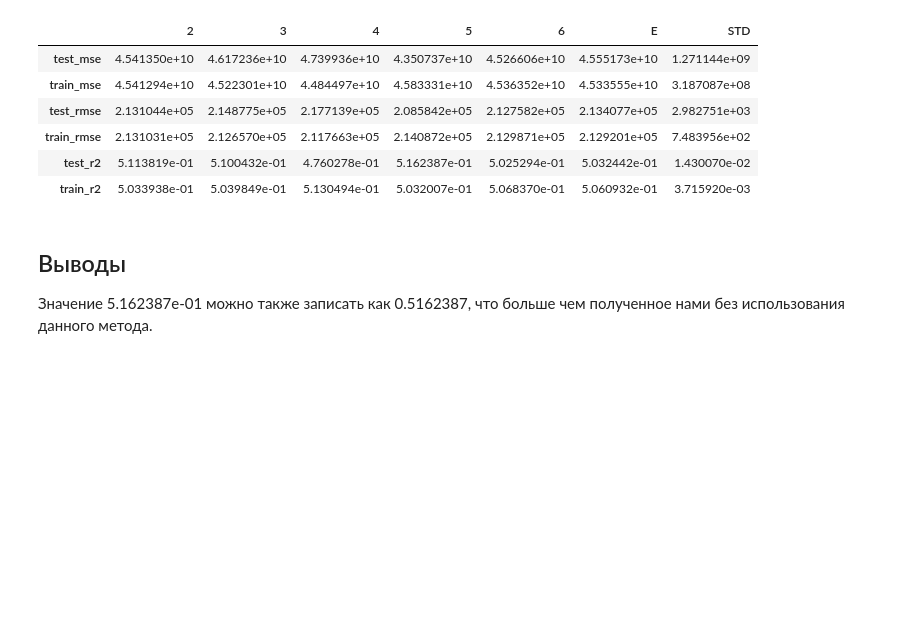
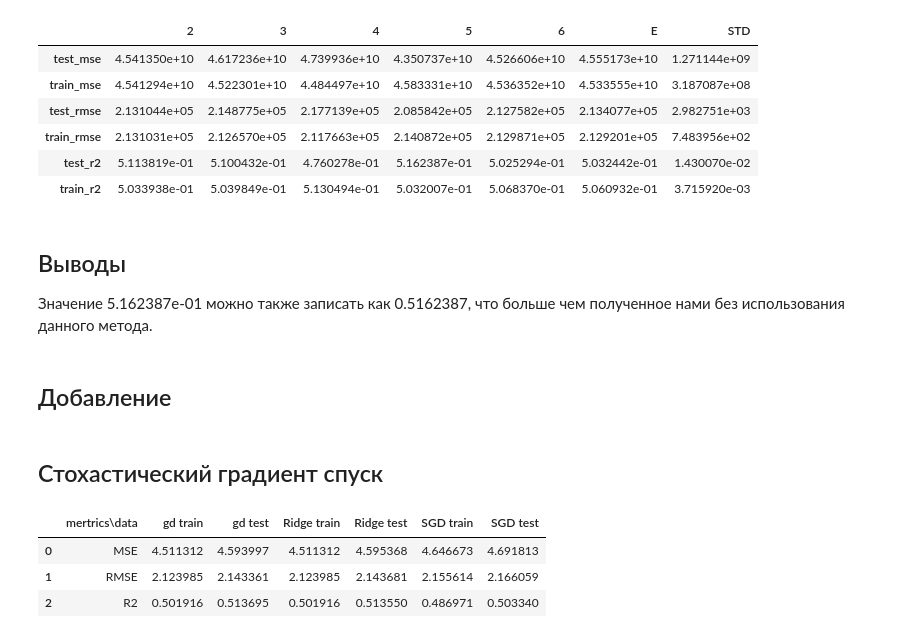
Before and after one commit to VLiamin/Machine-Learning, a Jupyter notebook: task01_linregr_gd/Models learning.ipynb, the cells around one changed output. Cells and saved outputs as stored; diff of their text form; code cells hidden in the pictures; blank space fills up the shorter version.

```diff
--- a/task01_linregr_gd/Models learning.ipynb
+++ b/task01_linregr_gd/Models learning.ipynb
@@ -323,3 +323,7 @@ scores_df
 ## Выводы
 
 Значение 5.162387e-01	можно также записать как 0.5162387, что больше чем полученное нами без использования данного метода.
+# %% [markdown]
+## Добавление
+# %% [markdown]
+## Стохастический градиент спуск
@@ -325,0 +361,32 @@ scores_df
+# %%
+y_test_new = y_test / 100000
+y_train_new = y_train / 100000
+y_test_pred = y_test_pred / 100000
+y_train_pred = y_train_pred / 100000
+
+sgd_test_rmse = mean_squared_error(y_test_new, y_test_pred, squared=False)
+sgd_train_rmse = mean_squared_error(y_train_new, y_train_pred, squared=False)
+
+sgd_test_mse = mean_squared_error(y_test_new, y_test_pred, squared=True)
+sgd_train_mse = mean_squared_error(y_train_new, y_train_pred, squared=True)
+
+sgd_test_r2 = r2_score(y_test_new, y_test_pred)
+sgd_train_r2 = r2_score(y_train_new, y_train_pred)
+
+
+table = {
+    'mertrics\data': ['MSE', 'RMSE', 'R2'],
+    'gd train':[gd_train_mse, gd_train_rmse, gd_train_r2],
+    'gd test': [gd_test_mse, gd_test_rmse, gd_test_r2],
+    'Ridge train': [ridge_train_mse, ridge_train_rmse, ridge_train_r2],
+    'Ridge test': [ridge_test_mse, ridge_test_rmse, ridge_test_r2],
+    'SGD train': [sgd_train_mse, sgd_train_rmse, sgd_train_r2],
+    'SGD test': [sgd_test_mse, sgd_test_rmse, sgd_test_r2]
+}
+
+pd.DataFrame(data=table)
+# %% [output]
+|  | mertrics\data | gd train | gd test | Ridge train | Ridge test | SGD train | SGD test |
+| 0 | MSE | 4.511312 | 4.593997 | 4.511312 | 4.595368 | 4.646673 | 4.691813 |
+| 1 | RMSE | 2.123985 | 2.143361 | 2.123985 | 2.143681 | 2.155614 | 2.166059 |
+| 2 | R2 | 0.501916 | 0.513695 | 0.501916 | 0.513550 | 0.486971 | 0.503340 |
```
Also changed, not shown: parts of 7 cells of this notebook.
